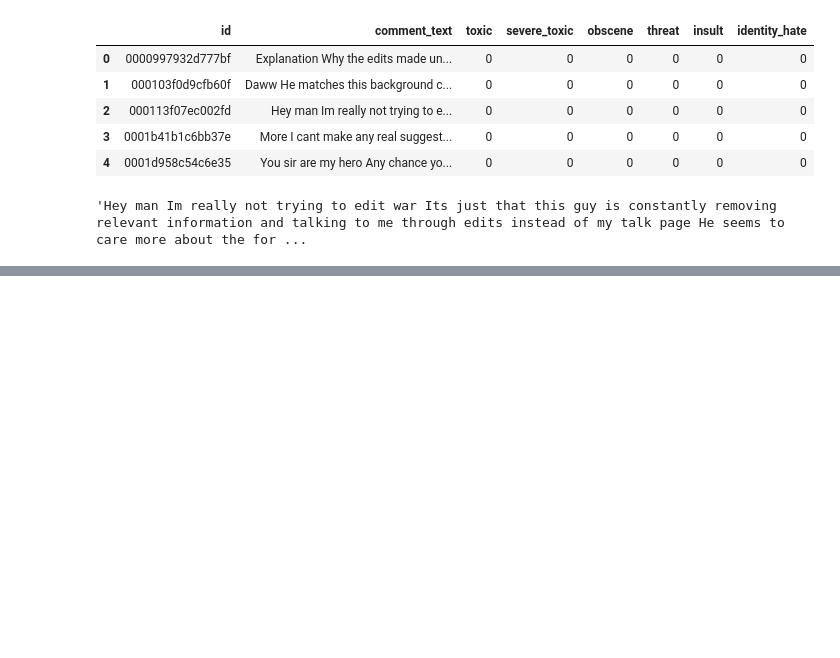
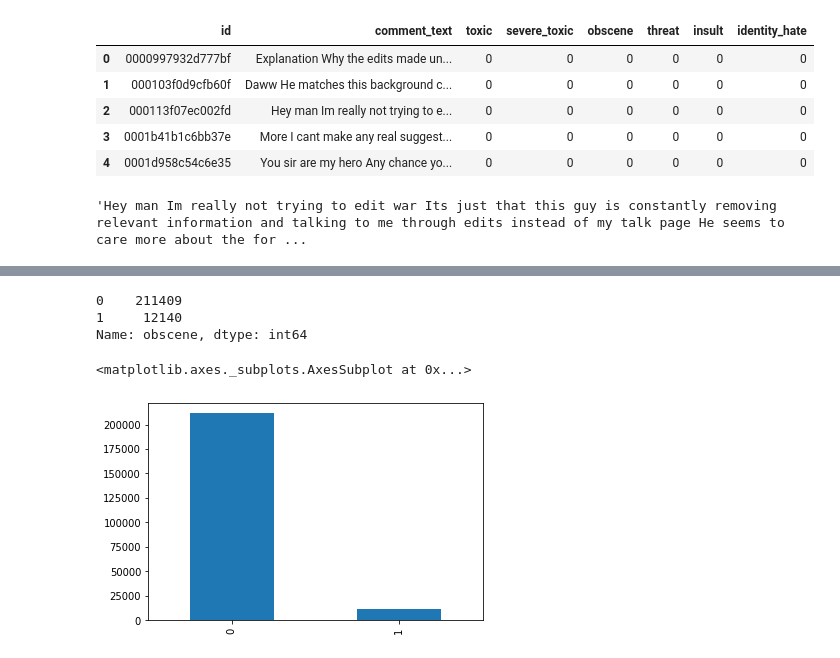
Before and after one commit to i-r-a/CSE_574, a Jupyter notebook: cleaning.ipynb, the cells around one changed output, grey strips where cells are left out. Drawn from its saved outputs; the diff is of its cells as text; code cells hidden in the pictures; blank space fills up the shorter version.

```diff
--- a/cleaning.ipynb
+++ b/cleaning.ipynb
@@ -110,0 +110,9 @@ train.comment_text[2]
+# %%
+print(train['obscene'].value_counts())
+train.obscene.value_counts().plot(kind = 'bar')
+# %% [output]
+0    211409
+1     12140
+Name: obscene, dtype: int64
+<matplotlib.axes._subplots.AxesSubplot at 0x...>
+[figure, added]
```
Also changed, not shown: parts of 26 cells of this notebook.
